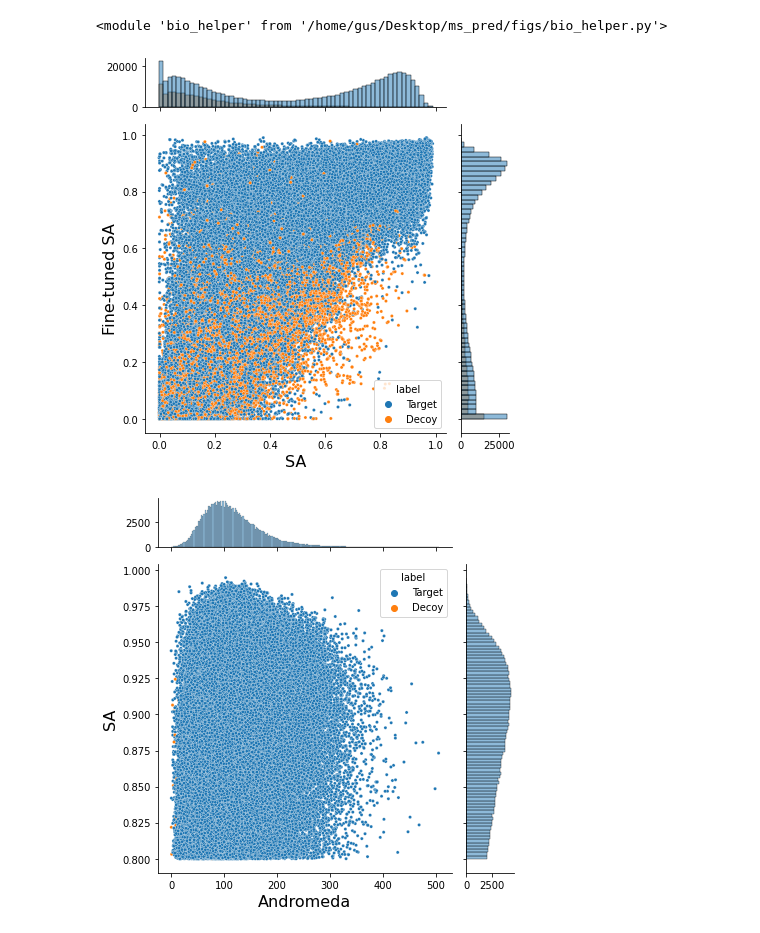
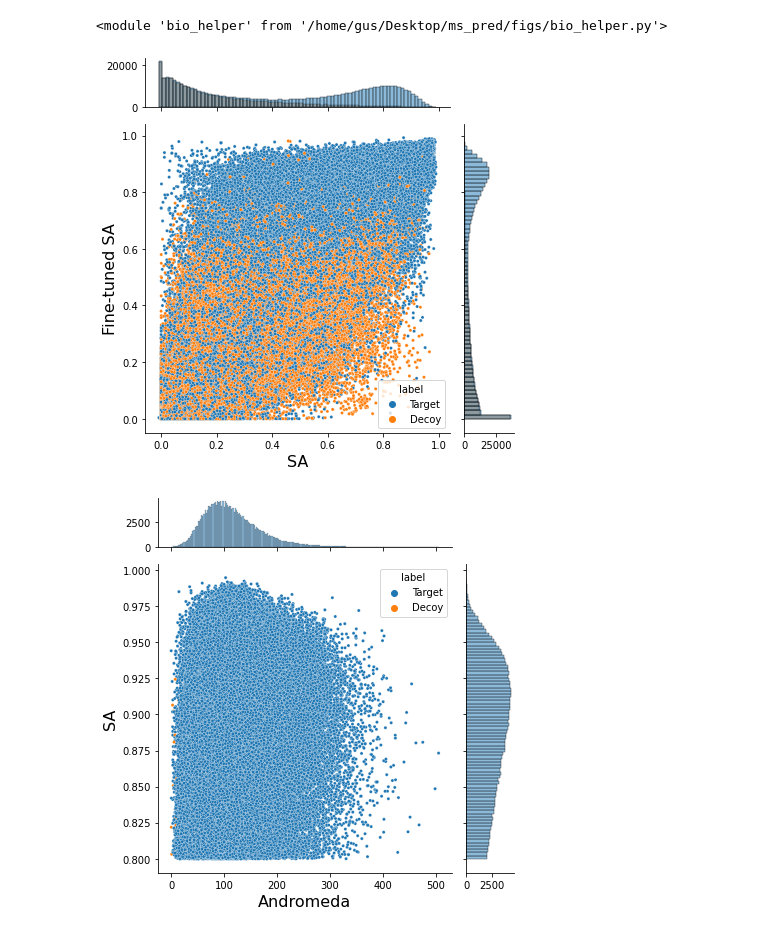
Before and after one commit to gusye1234/pept3-exp, a Jupyter notebook: figs/fig3_jointplot.ipynb, the cells around one changed output. Saved outputs shown, nothing was run; the diff lists cells and outputs as text; code cells hidden in the pictures.

```diff
--- a/figs/fig3_jointplot.ipynb
+++ b/figs/fig3_jointplot.ipynb
@@ -24,47 +24,47 @@ from matplotlib.ticker import MaxNLocator
 
 frag_model = 'prosit_l1'
 
-which = "lysc"
+which = "gluc"
 data2plot = {}
 top_samples = -1
 for which in [which]:
     result_dir = f"/data/prosit/figs/fig235/{which}/percolator_up/try/{frag_model}"
 
-    no_finetuned_dir = os.path.join(result_dir, "no_finetuned")
+    no_finetuned_dir = os.path.join(result_dir, "no_finetuned_twofold")
     sa_feat = pd.read_csv(os.path.join(
-        no_finetuned_dir, "sa.tab"), sep='\t')[:top_samples]
+        no_finetuned_dir, "sa.tab"), sep='\t')[:top_samples][["SpecId", 'spectral_angle', 'Label']]
 
-    finetuned_dir = os.path.join(result_dir, "finetuned")
+    finetuned_dir = os.path.join(result_dir, "finetuned_twofold")
     sa_feat_f = pd.read_csv(os.path.join(
-        finetuned_dir, "sa.tab"), sep='\t')[:top_samples]
-
+        finetuned_dir, "sa.tab"), sep='\t')[:top_samples][["SpecId", 'spectral_angle', 'Label']]
+    feat = pd.merge(sa_feat, sa_feat_f, on='SpecId', how='inner')
     data2plot[which] = {
-        "SA": sa_feat['spectral_angle'], "Fine-tuned SA": sa_feat_f['spectral_angle'],
-        "label": ["Decoy" if i < 0 else "Target" for i in sa_feat['Label']]}
+        "SA": feat['spectral_angle_x'], "Fine-tuned SA": feat['spectral_angle_y'],
+        "label": ["Decoy" if i < 0 else "Target" for i in feat['Label_x']]}
 
 import matplotlib as mpl
 # plt.style.use(['ieee', "high-vis", 'no-latex'])
 plt.rcParams["font.family"] = "DejaVu Sans"
 
 joint_plot = pd.DataFrame(data2plot[which])
 joint_plot['Fine-tuned SA'] = abs(joint_plot['Fine-tuned SA'])
 
 g = sns.JointGrid(data=joint_plot, x="SA", y='Fine-tuned SA', hue='label', marginal_ticks=True)
 g.plot_marginals(sns.histplot)
 plt_g = g.plot_joint(sns.scatterplot, s=10)
 # ax = sns.jointplot(x="SA", y='Fine-tuned SA',
 #                    data=joint_plot, hue='label',marginal_ticks=True)
 
 g.set_axis_labels('SA', 'Fine-tuned SA', fontsize=16)
 # plt_g.ax_marg_y.set_ylabel("Intensity", fontsize=12)
 # plt_g.ax_marg_y.spines['bottom'].set_visible(False)
 
 plt.tight_layout()
 g.savefig(f"fig/fig3-jointplot-{frag_model}-{which}.png",
             dpi=300, bbox_inches="tight")
 # mpl.rcParams.update(mpl.rcParamsDefault)
 # %% [output]
-[figure, old version]
+[figure, new version]
 # %%
 import matplotlib as mpl
 from matplotlib.ticker import MaxNLocator
```
Also changed, not shown: 10 other files.
